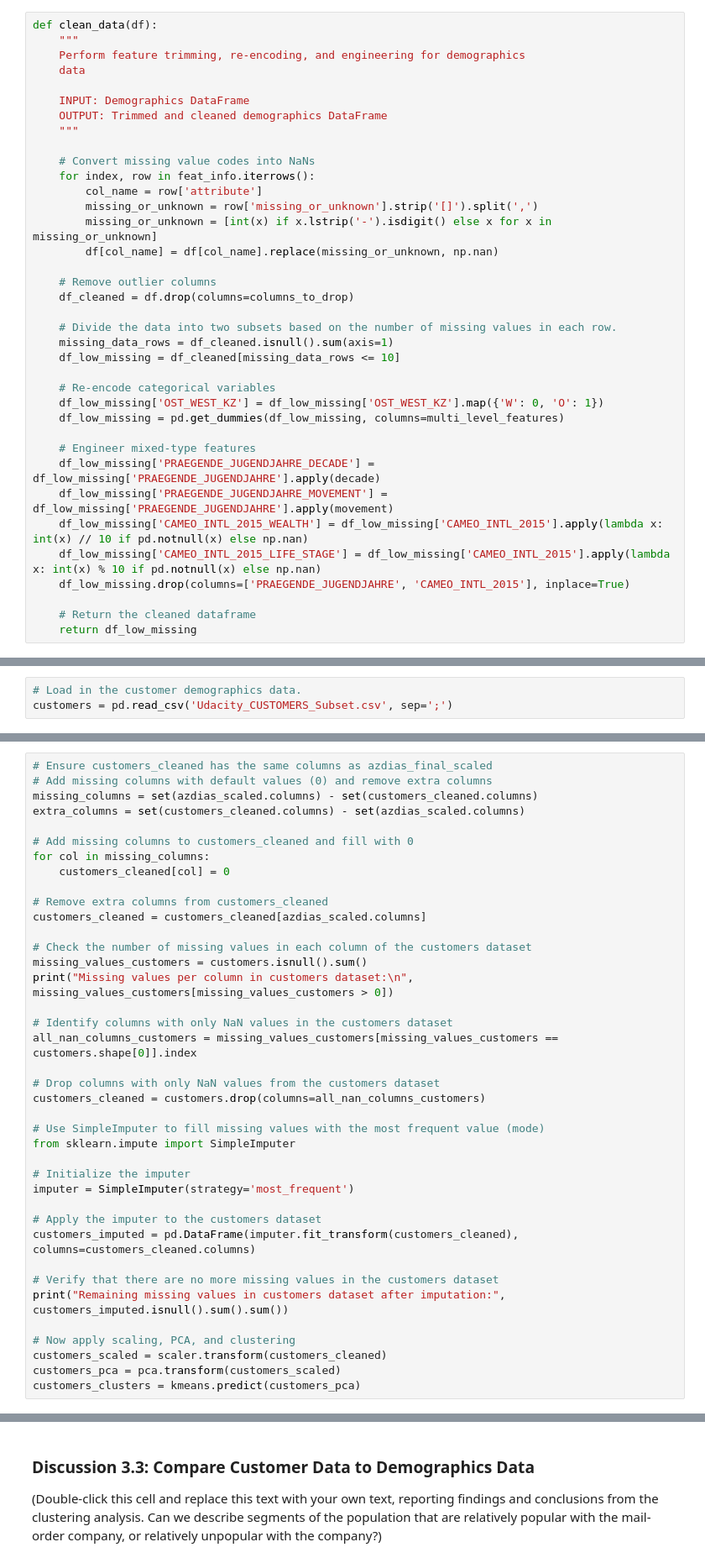
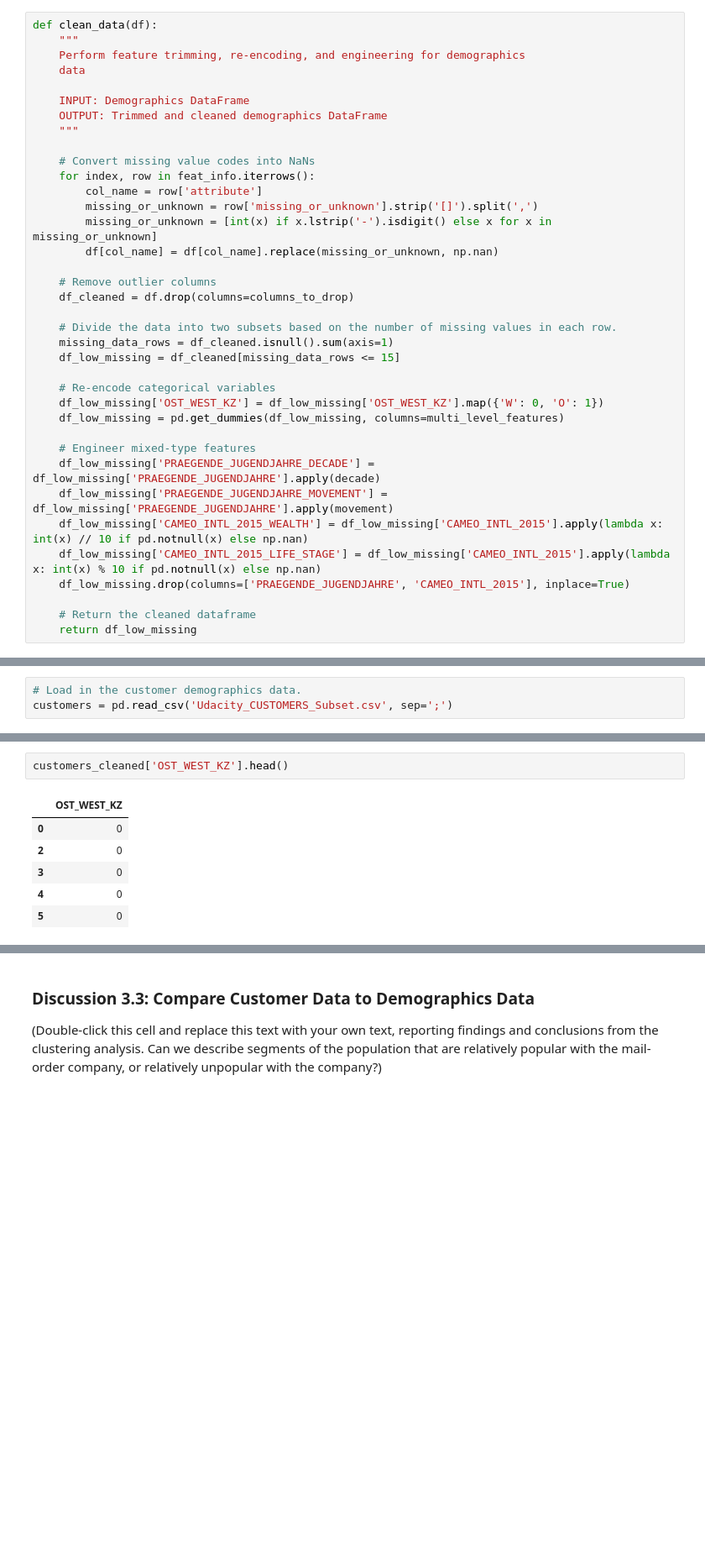
Before and after one commit to momenmac/ML-PROJECT-3, a Jupyter notebook: Identify_Customer_Segments.ipynb, the cells around one changed output, grey strips where cells are left out. Shown at 84% size. Drawn from its saved outputs; the diff is of its cells as text; blank space fills up the shorter version.

```diff
--- a/Identify_Customer_Segments.ipynb
+++ b/Identify_Customer_Segments.ipynb
@@ -450,7 +450,7 @@ def clean_data(df):
 
     # Divide the data into two subsets based on the number of missing values in each row.
     missing_data_rows = df_cleaned.isnull().sum(axis=1)
-    df_low_missing = df_cleaned[missing_data_rows <= 10]
+    df_low_missing = df_cleaned[missing_data_rows <= 15]
 
     # Re-encode categorical variables
     df_low_missing['OST_WEST_KZ'] = df_low_missing['OST_WEST_KZ'].map({'W': 0, 'O': 1})
@@ -722,42 +722,3 @@ See the caveats in the documentation: https://pandas.pydata.org/pandas-docs/stab
 | 3 | 4.0 | 1 | 5 | 1 | 5 | 2 | ... |
 | 4 | 3.0 | 1 | 3 | 1 | 4 | 4 | ... |
 | 5 | 3.0 | 1 | 5 | 1 | 5 | 1 | ... |
-# %%
-# Ensure customers_cleaned has the same columns as azdias_final_scaled
-# Add missing columns with default values (0) and remove extra columns
-missing_columns = set(azdias_scaled.columns) - set(customers_cleaned.columns)
-extra_columns = set(customers_cleaned.columns) - set(azdias_scaled.columns)
-
-# Add missing columns to customers_cleaned and fill with 0
-for col in missing_columns:
-    customers_cleaned[col] = 0
-
-# Remove extra columns from customers_cleaned
-customers_cleaned = customers_cleaned[azdias_scaled.columns]
-
-# Check the number of missing values in each column of the customers dataset
-missing_values_customers = customers.isnull().sum()
-print("Missing values per column in customers dataset:\n", missing_values_customers[missing_values_customers > 0])
-
-# Identify columns with only NaN values in the customers dataset
-all_nan_columns_customers = missing_values_customers[missing_values_customers == customers.shape[0]].index
-
-# Drop columns with only NaN values from the customers dataset
-customers_cleaned = customers.drop(columns=all_nan_columns_customers)
-
-# Use SimpleImputer to fill missing values with the most frequent value (mode)
-from sklearn.impute import SimpleImputer
-
-# Initialize the imputer
-imputer = SimpleImputer(strategy='most_frequent')
-
-# Apply the imputer to the customers dataset
-customers_imputed = pd.DataFrame(imputer.fit_transform(customers_cleaned), columns=customers_cleaned.columns)
-
-# Verify that there are no more missing values in the customers dataset
-print("Remaining missing values in customers dataset after imputation:", customers_imputed.isnull().sum().sum())
-
-# Now apply scaling, PCA, and clustering
-customers_scaled = scaler.transform(customers_cleaned)
-customers_pca = pca.transform(customers_scaled)
-customers_clusters = kmeans.predict(customers_pca)
@@ -766,0 +725,9 @@ PCA does not accept missing values encoded as NaN natively. For supervised learn
+# %%
+customers_cleaned['OST_WEST_KZ'].head()
+# %% [output]
+|  | OST_WEST_KZ |
+| 0 | 0 |
+| 2 | 0 |
+| 3 | 0 |
+| 4 | 0 |
+| 5 | 0 |
```
Also changed, not shown: parts of 19 cells of this notebook.
